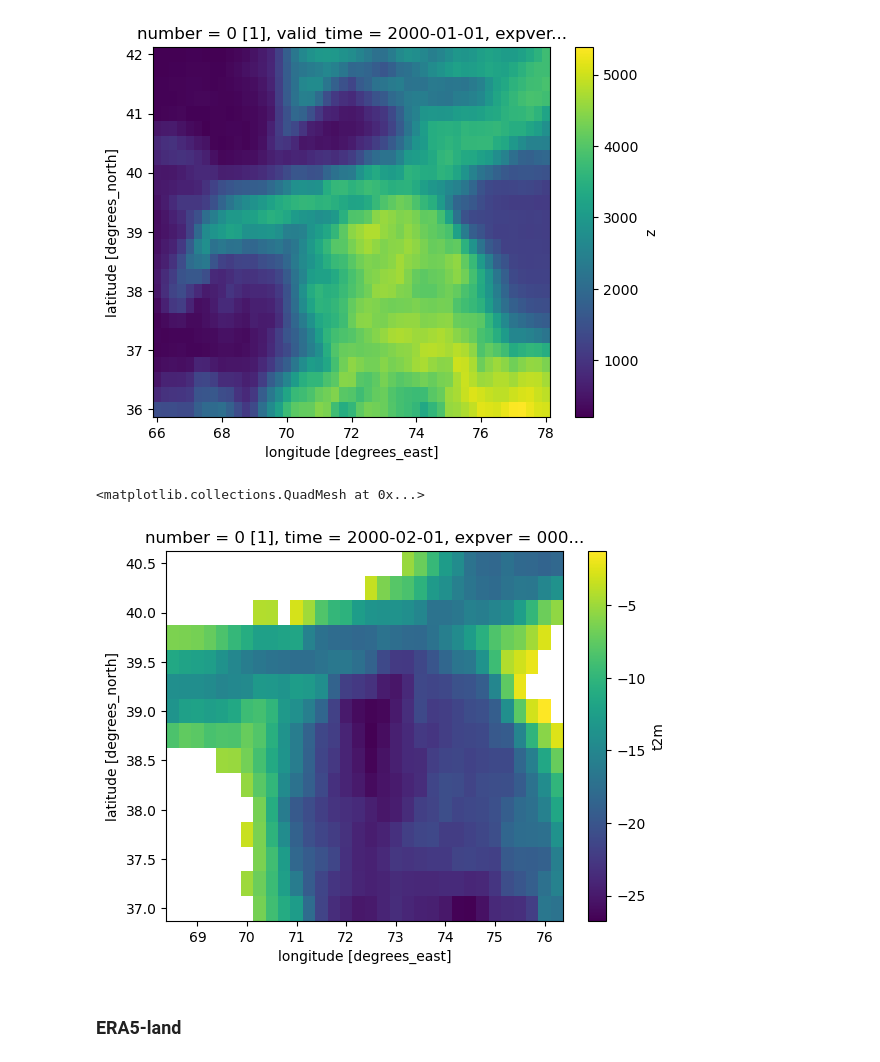
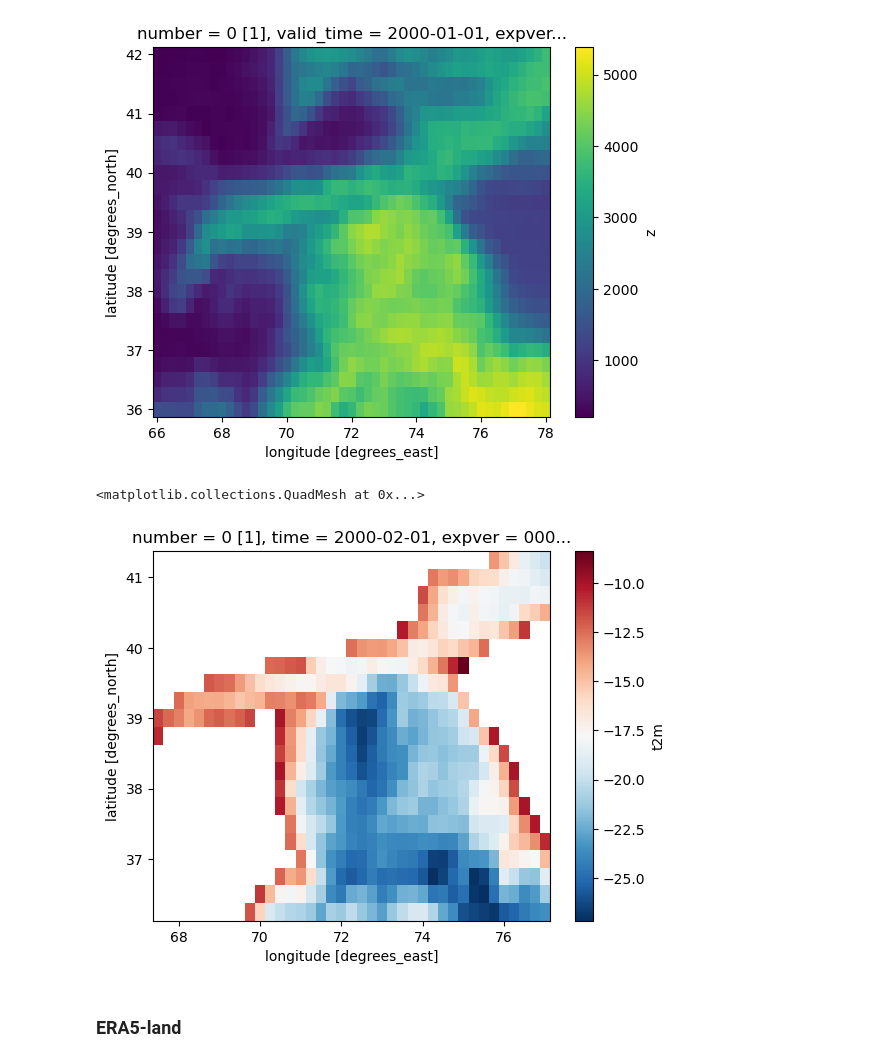
Before and after one commit to xfain/MAR_HMA, a Jupyter notebook: comparison_t2m.annual_climatology_Fed.ipynb, the cells around one changed output. Saved outputs shown, nothing was run; the diff lists cells and outputs as text; code cells hidden in the pictures.

```diff
--- a/comparison_t2m.annual_climatology_Fed.ipynb
+++ b/comparison_t2m.annual_climatology_Fed.ipynb
@@ -19,6 +19,13 @@ import numpy.ma as ma
 from myplot import *
 import obsinfo as obs
 from obsinfo import *
+# %%
+folder_figure = '/bettik/PROJECTS/pr-regional-climate/fainx/figures/GRf/'
+domain = 'MARFed'
+domain_2 = 'GRf'
+
+# Selection des données montagne vs plaine
+alti_thrs = 2500
 # %%
 month_list = ["Jan","Feb","Mar","Apr","May","Jun","Jul","Aug","Sep","Oct","Nov","Dec"]
 season_list = ["DJF","MAM","JJA","SON"]
@@ -26,3 +31,0 @@ domain = 'MARFed'
-# %%
-# Selection des données montagne vs plaine
-alti_thrs = 1500
@@ -126,16 +163,16 @@ orog_era5[:,:].plot()
 # %%
 # Selection des données montagne vs plaine
 orog_era5_on_tmp_grid = orog_era5.interp(
     lat=tmp_era5.lat,
     lon=tmp_era5.lon,
     method="linear"
 )
 
 tmp_era5_high = tmp_era5.where(orog_era5_on_tmp_grid > alti_thrs)
-tmp_era5_high.isel(time=1).plot()
+tmp_era5_high.isel(time=1).plot(cmap='RdBu_r')
 # %% [output]
 <matplotlib.collections.QuadMesh at 0x...>
-[figure, old version]
+[figure, new version]
 # %% [markdown]
 ### ERA5-land
 # %%
```
Also changed, not shown: parts of 27 cells of this notebook, 9 other files.
